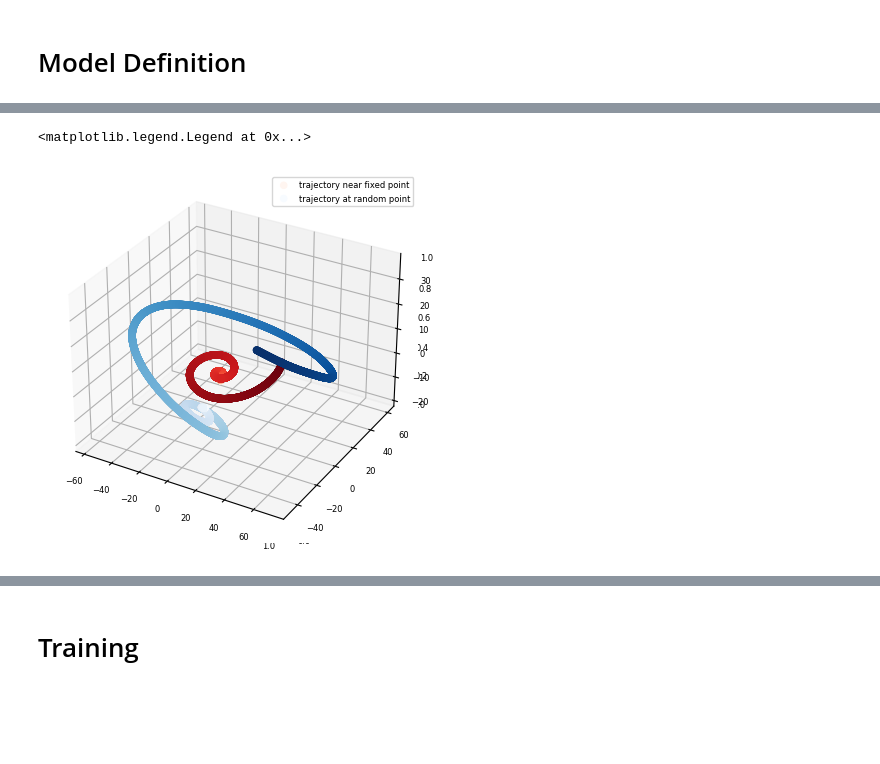
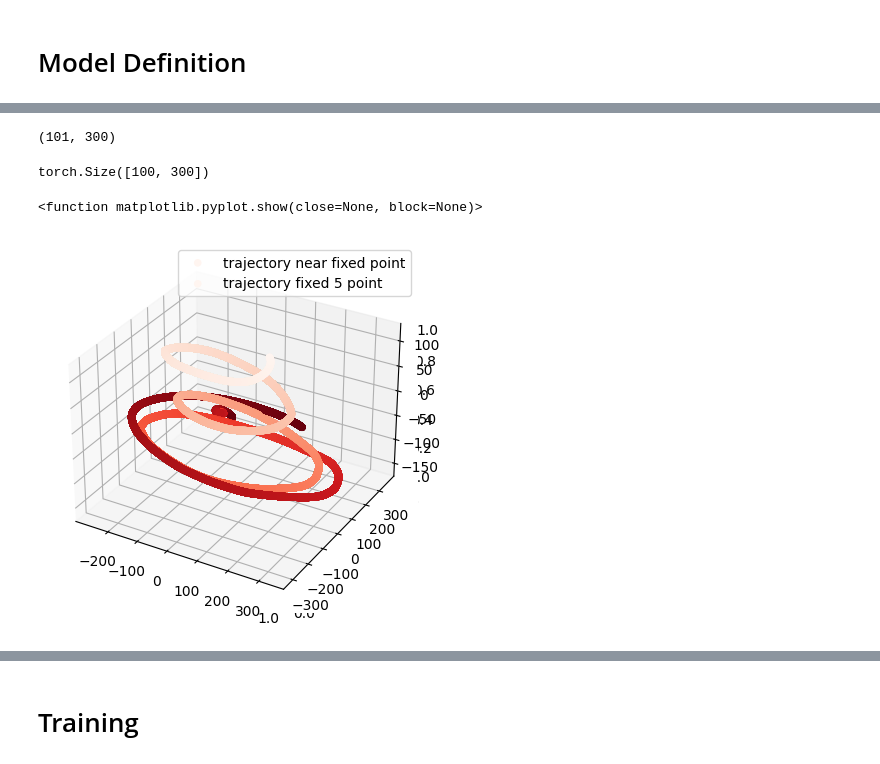
Before and after one commit to andrzeng/MAT6215finalproject, a Jupyter notebook: CTRNN_CURBD_BackProp.ipynb, the cells around one changed output, grey strips where cells are left out. Drawn from its saved outputs; the diff is of its cells as text; code cells hidden in the pictures; blank space fills up the shorter version.

Commit message:
plotting function

```diff
--- a/CTRNN_CURBD_BackProp.ipynb
+++ b/CTRNN_CURBD_BackProp.ipynb
@@ -206,0 +199,2 @@ fitted.shape
+# %%
+pca.fit()
@@ -206,0 +216,6 @@ fitted.shape
+# %%
+pt_20_20_20 = torch.Tensor(pca.inverse_transform((20,20,20))).unsqueeze(1)
+pt_100_100_100 = torch.Tensor(pca.inverse_transform((100,100,100))).unsqueeze(1)
+# %%
+random_trajectory = run_trajectory(rnn_model, random_point, iterations=10000)
+pca.fit(random_trajectory)
@@ -206,0 +224,3 @@ fitted.shape
+# %%
+with open("PCA.pkl", 'rb') as f:
+    pca = pickle.load(f)
@@ -206,0 +315,8 @@ fitted.shape
+# %%
+all_trajectories[0].shape
+# %% [output]
+(101, 300)
+# %%
+points.shape
+# %% [output]
+torch.Size([100, 300])
@@ -207,17 +366,20 @@ fitted.shape
 # %%
-x_2 = fitted[:,0]
-y_2 = fitted[:,1]
-z_2 = fitted[:,2]
+
 fig = plt.figure()
 ax = plt.axes(projection='3d')
 
 ax = plt.axes(projection='3d')
 
 #ax.scatter3D(x, y, z, c=np.arange(0,x.shape[0]), cmap='Greens');
 ax.scatter3D(x_1, y_1, z_1, c=np.arange(0,x_1.shape[0]), cmap='Reds', label='trajectory near fixed point');
-ax.scatter3D(x_2, y_2, z_2, c=np.arange(0,x_1.shape[0]), cmap='Blues', label='trajectory at random point');
+#ax.scatter3D(x_2, y_2, z_2, c=np.arange(0,x_1.shape[0]), cmap='Blues', label='trajectory at random point');
+#ax.scatter3D(x_3, y_3, z_3, c=np.arange(0,x_1.shape[0]), cmap='Greens', label='trajectory fixed point');
+#ax.scatter3D(x_4, y_4, z_4, c=np.arange(0,x_1.shape[0]), cmap='plasma', label='trajectory fixed point');
+ax.scatter3D(x_5, y_5, z_5, c=np.arange(0,x_5.shape[0]), cmap='Reds', label='trajectory fixed 5 point');
+
 
 ax.legend()
+plt.show
 # %% [output]
-<matplotlib.legend.Legend at 0x...>
+<function matplotlib.pyplot.show(close=None, block=None)>
-[figure, old version]
+[figure, new version]
```
Also changed, not shown: parts of 39 cells of this notebook, 3 other files.
